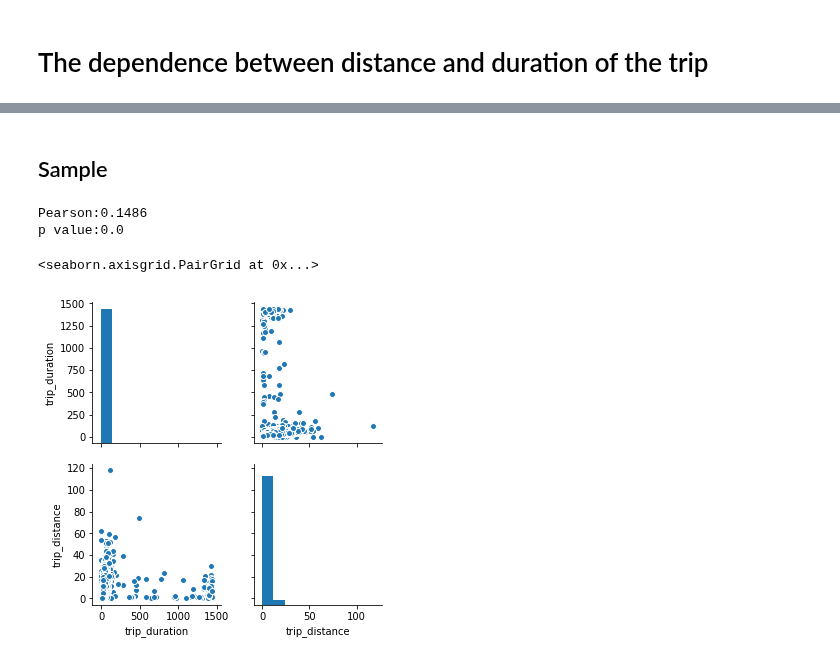
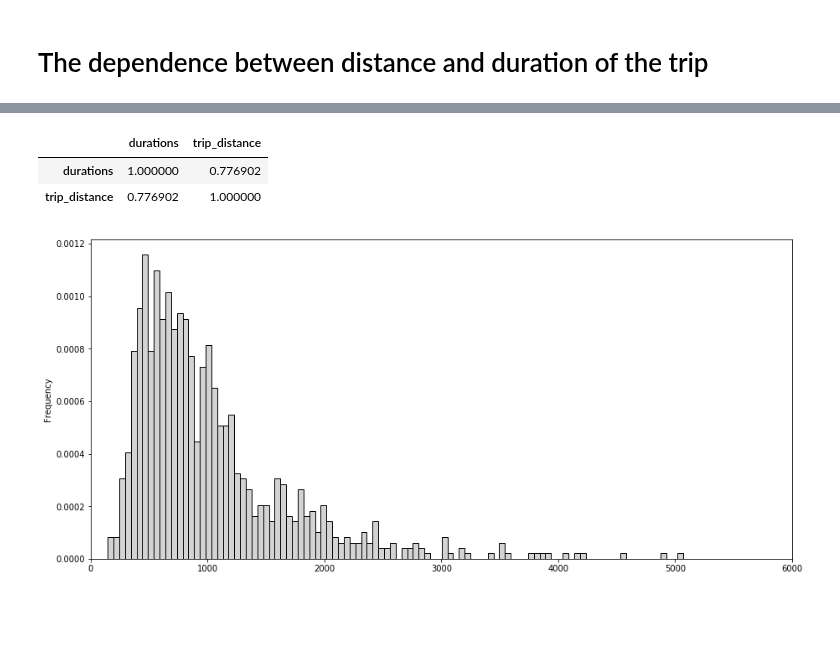
Before and after one commit to dusicastepic/ADMSecondHomework, a Jupyter notebook: RQ5.ipynb, the cells around one changed output, grey strips where cells are left out. Drawn from its saved outputs; the diff is of its cells as text; code cells hidden in the pictures; blank space fills up the shorter version.

```diff
--- a/RQ5.ipynb
+++ b/RQ5.ipynb
@@ -85,2 +113,0 @@ p value:0.0 ---> Thus, there is dependancy between distance and duration of the
-# %% [markdown]
-## Sample
@@ -89,10 +114,14 @@ pearson,p_value=pearsonr(sample_for_plot.trip_duration,sample_for_plot.trip_dist
-# %%
-print('Pearson:'+str(round(pearson,4))+'\n'+"p value:"+str(p_value))
-# %% [output]
-Pearson:0.1486
-p value:0.0
-# %%
-sns.pairplot(sample_for_plot)
-# %% [output]
-<seaborn.axisgrid.PairGrid at 0x...>
-[figure, removed]
+# %%
+temp.corr()
+# %% [output]
+|  | durations | trip_distance |
+| durations | 1.000000 | 0.776902 |
+| trip_distance | 0.776902 | 1.000000 |
+# %%
+f = plt.figure()
+temp['durations'].plot(kind='hist',edgecolor="black", density=True, color='lightgrey',bins=100)
+plt.xlim(0,6000)
+f.set_figheight(7)
+f.set_figwidth(15)
+# %% [output]
+[figure, added]
```
Also changed, not shown: parts of 27 cells of this notebook.
